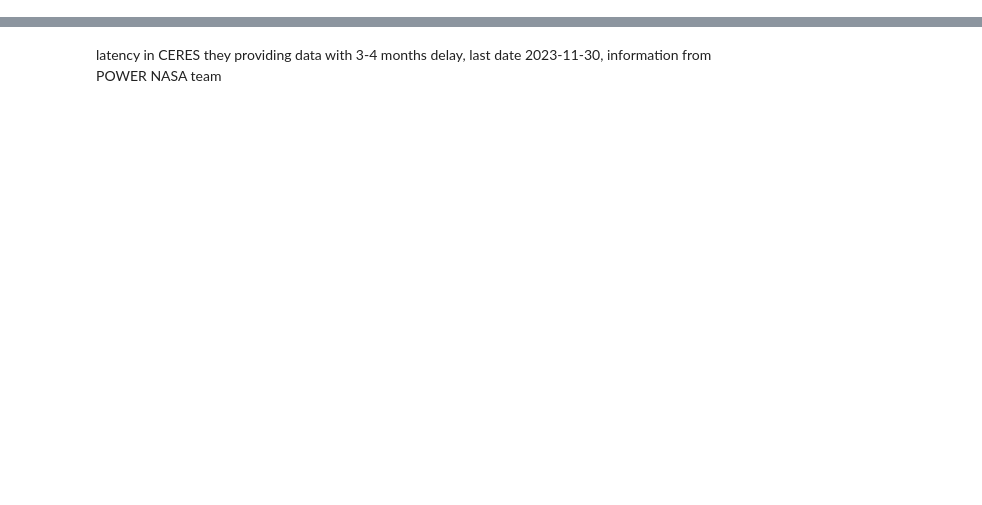
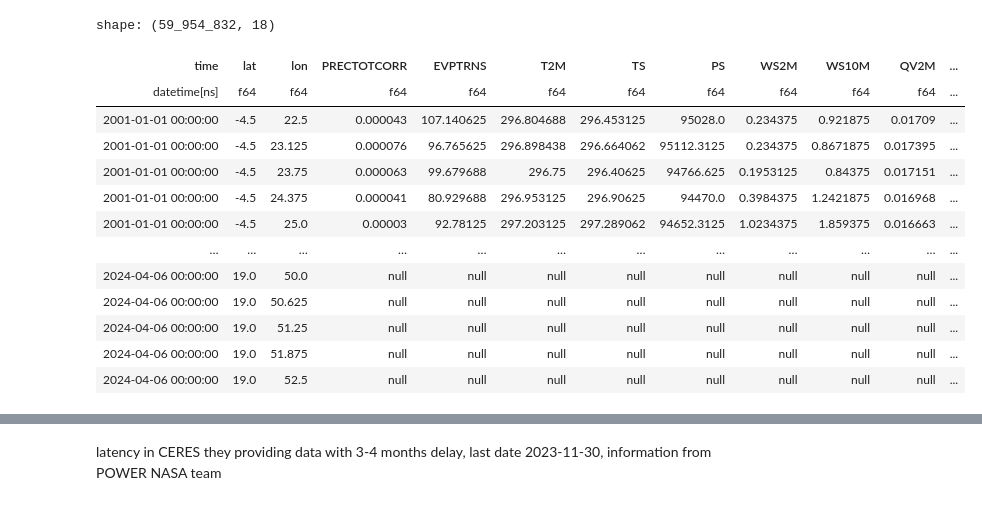
Before and after one commit to AdamPrzychodniPrivate/soil-water-forecasting, a Jupyter notebook: ml-modeling-pipeline/notebooks/2. data_preprocessing.ipynb, the cells around one changed output, grey strips where cells are left out. Drawn from its saved outputs; the diff is of its cells as text; code cells hidden in the pictures; blank space fills up the shorter version.

Commit message:
update 2. data_processing.ipynb

```diff
--- a/ml-modeling-pipeline/notebooks/2. data_preprocessing.ipynb
+++ b/ml-modeling-pipeline/notebooks/2. data_preprocessing.ipynb
@@ -31,0 +68,5 @@ Data variables: (12/15)
+# %%
+df_pandas = ds.to_dataframe().reset_index()
+
+# Close the dataset
+ds.close()
@@ -31,0 +82,20 @@ Data variables: (12/15)
+# %%
+# Convert the Pandas DataFrame to a Polars DataFrame
+df_polars = pl.from_pandas(df_pandas)
+# %%
+df_polars
+# %% [output]
+shape: (59_954_832, 18)
+| time | lat | lon | PRECTOTCORR | EVPTRNS | T2M | TS | PS | WS2M | WS10M | QV2M | ... |
+| datetime[ns] | f64 | f64 | f64 | f64 | f64 | f64 | f64 | f64 | f64 | f64 | ... |
+| 2001-01-01 00:00:00 | -4.5 | 22.5 | 0.000043 | 107.140625 | 296.804688 | 296.453125 | 95028.0 | 0.234375 | 0.921875 | 0.01709 | ... |
+| 2001-01-01 00:00:00 | -4.5 | 23.125 | 0.000076 | 96.765625 | 296.898438 | 296.664062 | 95112.3125 | 0.234375 | 0.8671875 | 0.017395 | ... |
+| 2001-01-01 00:00:00 | -4.5 | 23.75 | 0.000063 | 99.679688 | 296.75 | 296.40625 | 94766.625 | 0.1953125 | 0.84375 | 0.017151 | ... |
+| 2001-01-01 00:00:00 | -4.5 | 24.375 | 0.000041 | 80.929688 | 296.953125 | 296.90625 | 94470.0 | 0.3984375 | 1.2421875 | 0.016968 | ... |
+| 2001-01-01 00:00:00 | -4.5 | 25.0 | 0.00003 | 92.78125 | 297.203125 | 297.289062 | 94652.3125 | 1.0234375 | 1.859375 | 0.016663 | ... |
+| … | … | … | … | … | … | … | … | … | … | … | ... |
+| 2024-04-06 00:00:00 | 19.0 | 50.0 | null | null | null | null | null | null | null | null | ... |
+| 2024-04-06 00:00:00 | 19.0 | 50.625 | null | null | null | null | null | null | null | null | ... |
+| 2024-04-06 00:00:00 | 19.0 | 51.25 | null | null | null | null | null | null | null | null | ... |
+| 2024-04-06 00:00:00 | 19.0 | 51.875 | null | null | null | null | null | null | null | null | ... |
+| 2024-04-06 00:00:00 | 19.0 | 52.5 | null | null | null | null | null | null | null | null | ... |
```
Also changed, not shown: parts of 19 cells of this notebook.
